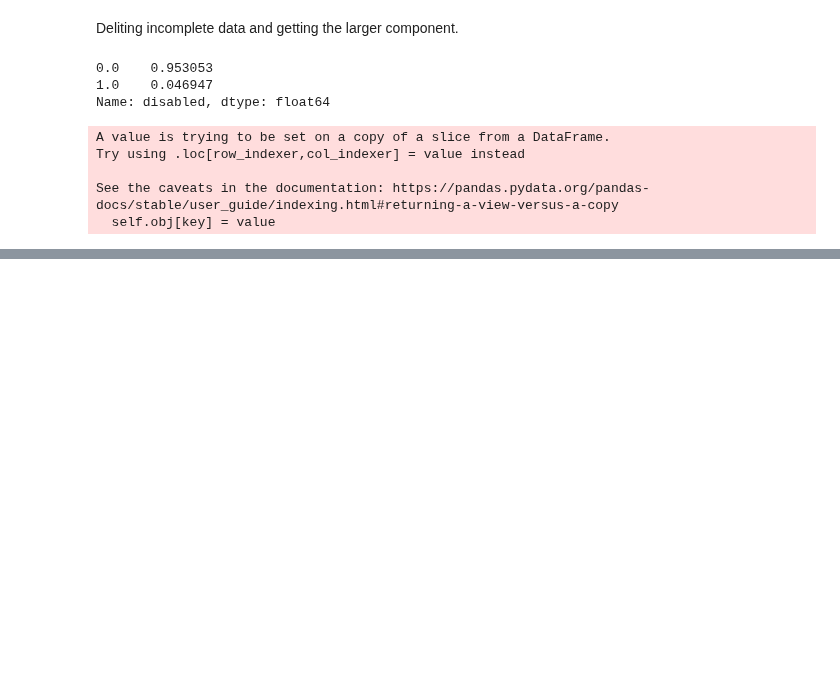
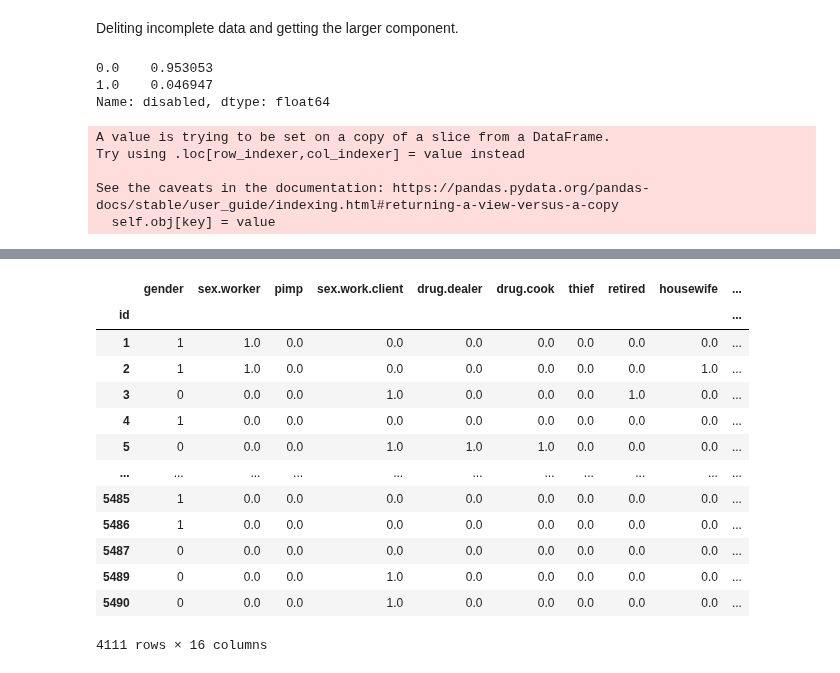
Before and after one commit to lucasmoschen/rds-bayesian-analysis-tcc, a Jupyter notebook: notebooks_book/project_90.ipynb, the cells around one changed output, grey strips where cells are left out. Cells and saved outputs as stored; diff of their text form; code cells hidden in the pictures; blank space fills up the shorter version.

Commit message:
project 90 and appendix finished

```diff
--- a/notebooks_book/project_90.ipynb
+++ b/notebooks_book/project_90.ipynb
@@ -336,0 +336,15 @@ rds_sample.nodes
+# %%
+df    = df_project90[df_project90.id.isin(nodes)]
+
+for i in range(1, 5):
+    df.loc[:, 'race_{}'.format(i)] = 1 * (df['race'] == i)
+
+spec    = 0.85
+sens    = 0.9
+p       = sens * df.homeless + (1 - df.homeless) * (1 - spec)
+ro = np.random.RandomState(seed=738129)
+df.loc[: ,'test'] = ro.binomial(n=1, p=p)
+
+print(df.homeless.value_counts(dropna=False, normalize=True))
+
+df = df.set_index('id').drop(columns=['race', 'homeless'])
@@ -336,0 +368,17 @@ rds_sample.nodes
+# %%
+df
+# %% [output]
+|  | gender | sex.worker | pimp | sex.work.client | drug.dealer | drug.cook | thief | retired | housewife | ... |
+| id |  |  |  |  |  |  |  |  |  | ... |
+| 1 | 1 | 1.0 | 0.0 | 0.0 | 0.0 | 0.0 | 0.0 | 0.0 | 0.0 | ... |
+| 2 | 1 | 1.0 | 0.0 | 0.0 | 0.0 | 0.0 | 0.0 | 0.0 | 1.0 | ... |
+| 3 | 0 | 0.0 | 0.0 | 1.0 | 0.0 | 0.0 | 0.0 | 1.0 | 0.0 | ... |
+| 4 | 1 | 0.0 | 0.0 | 0.0 | 0.0 | 0.0 | 0.0 | 0.0 | 0.0 | ... |
+| 5 | 0 | 0.0 | 0.0 | 1.0 | 1.0 | 1.0 | 0.0 | 0.0 | 0.0 | ... |
+| ... | ... | ... | ... | ... | ... | ... | ... | ... | ... | ... |
+| 5485 | 1 | 0.0 | 0.0 | 0.0 | 0.0 | 0.0 | 0.0 | 0.0 | 0.0 | ... |
+| 5486 | 1 | 0.0 | 0.0 | 0.0 | 0.0 | 0.0 | 0.0 | 0.0 | 0.0 | ... |
+| 5487 | 0 | 0.0 | 0.0 | 0.0 | 0.0 | 0.0 | 0.0 | 0.0 | 0.0 | ... |
+| 5489 | 0 | 0.0 | 0.0 | 1.0 | 0.0 | 0.0 | 0.0 | 0.0 | 0.0 | ... |
+| 5490 | 0 | 0.0 | 0.0 | 1.0 | 0.0 | 0.0 | 0.0 | 0.0 | 0.0 | ... |
+4111 rows × 16 columns
```
Also changed, not shown: parts of 20 cells of this notebook, 4 other files.
